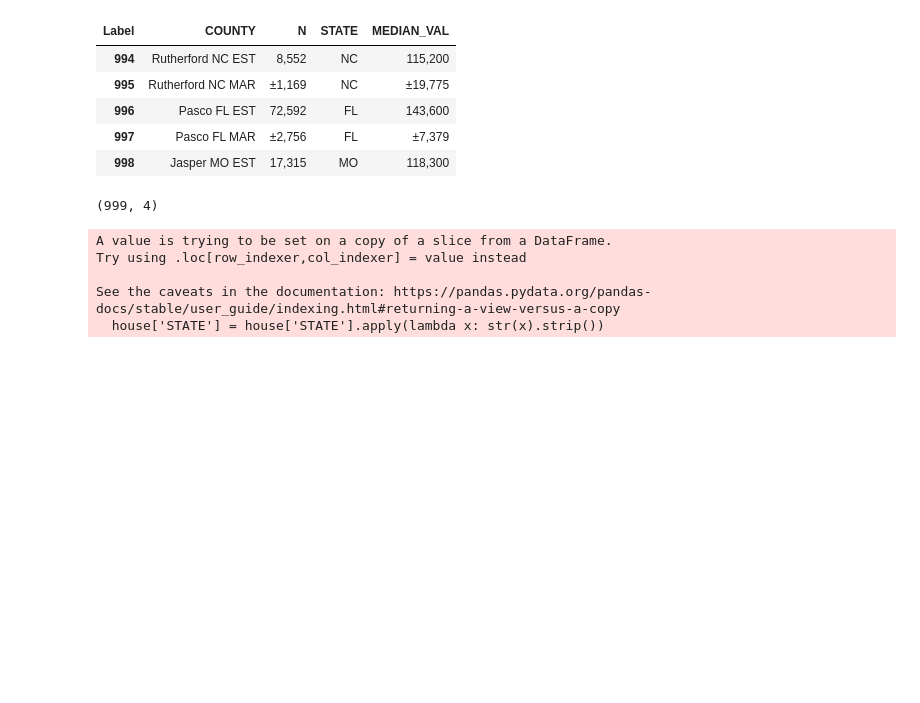
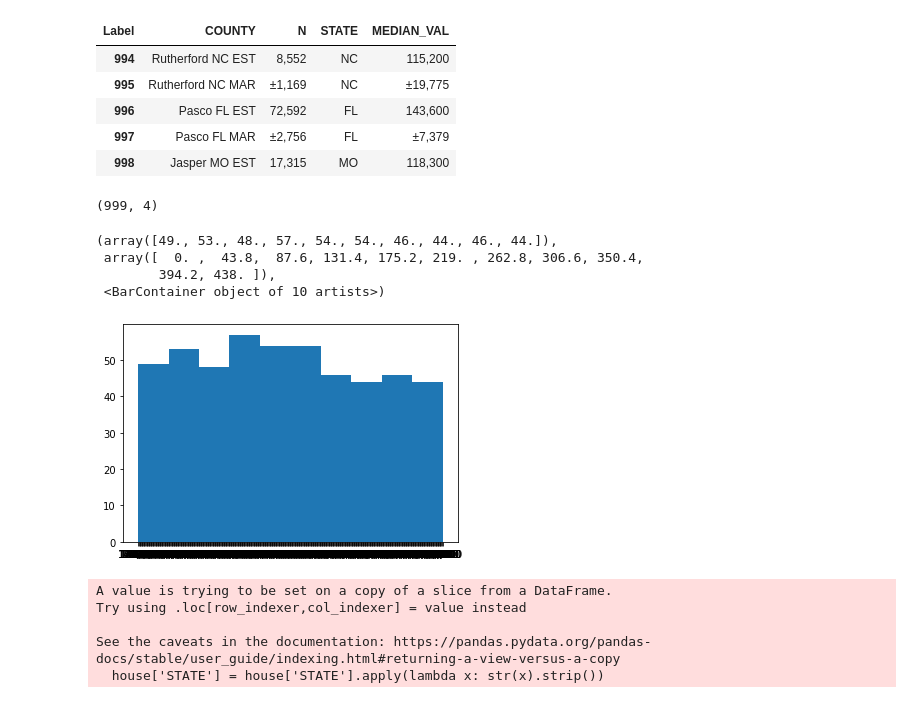
Before and after one commit to pjn51/beauty-and-value, a Jupyter notebook: metis_project_2.ipynb, the cells around one changed output. Drawn from its saved outputs; the diff is of its cells as text; code cells hidden in the pictures; blank space fills up the shorter version.

```diff
--- a/metis_project_2.ipynb
+++ b/metis_project_2.ipynb
@@ -109,6 +109,14 @@ house.tail()
 house.shape
 # %% [output]
 (999, 4)
+# %%
+plt.hist(house['MEDIAN_VAL'])
+# %% [output]
+(array([49., 53., 48., 57., 54., 54., 46., 44., 46., 44.]),
+ array([  0. ,  43.8,  87.6, 131.4, 175.2, 219. , 262.8, 306.6, 350.4,
+        394.2, 438. ]),
+ <BarContainer object of 10 artists>)
+[figure, added]
 # %%
 # lets also strip whitespace from STATE for good measure
 house['STATE'] = house['STATE'].apply(lambda x: str(x).strip())
```
Also changed, not shown: parts of 17 cells of this notebook, 4 other files.
